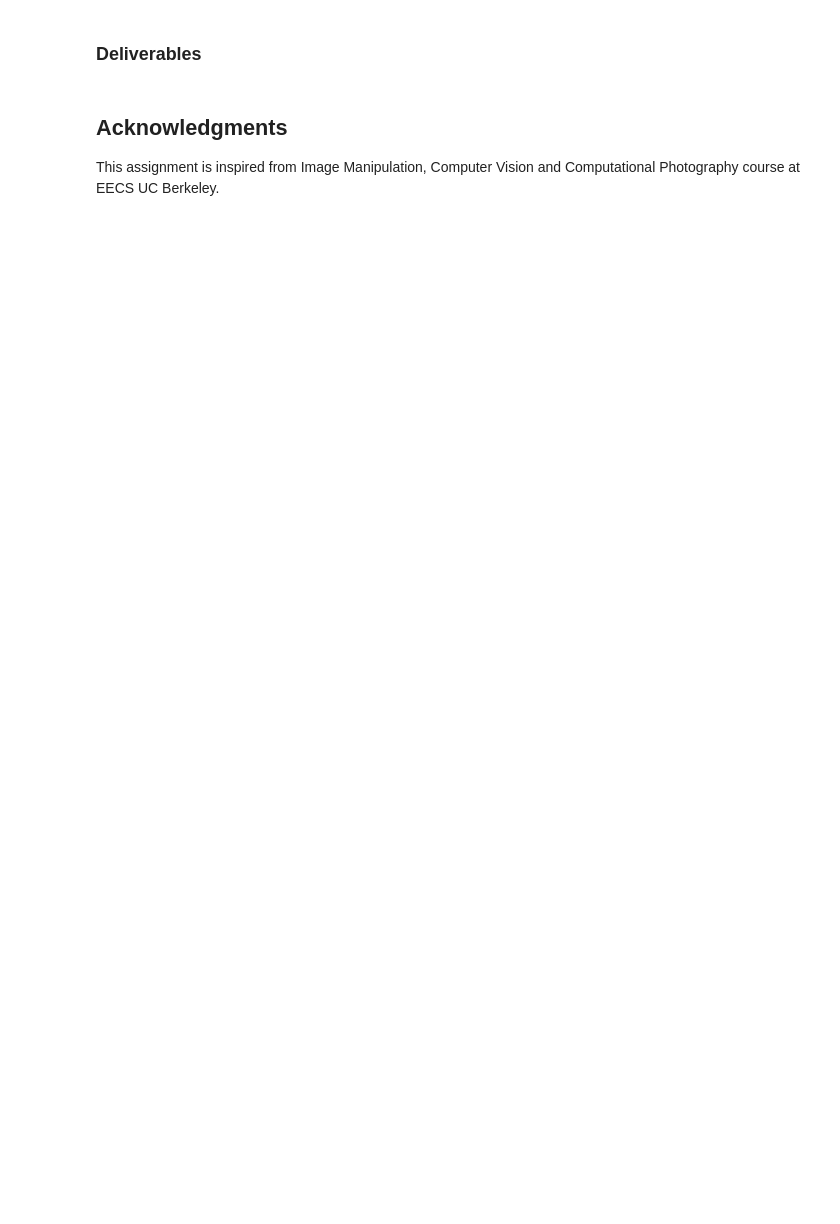
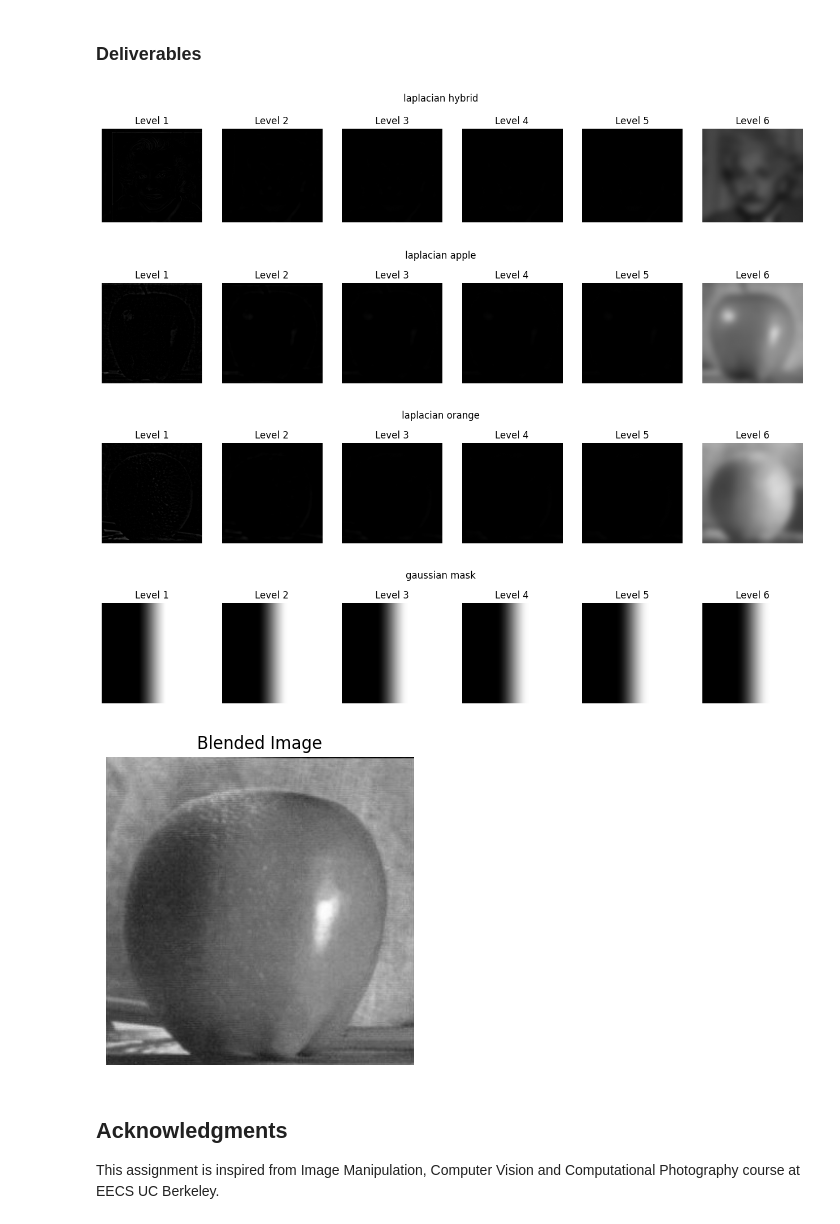
Before and after one commit to prgabriel/DATASCI_281, a Jupyter notebook: Assignments/assignment-4-prgabriel/assignment4.ipynb, the cells around one changed output. Saved outputs shown, nothing was run; the diff lists cells and outputs as text; code cells hidden in the pictures; blank space fills up the shorter version.

Commit message:
Add part 2: multiresolution blending.
Add output image for assignment 4: out_oraple.png

Add out_oraple.png to images directory and adjusted code to implement this change.

```diff
--- a/Assignments/assignment-4-prgabriel/assignment4.ipynb
+++ b/Assignments/assignment-4-prgabriel/assignment4.ipynb
@@ -158,23 +187,38 @@ def multires_blending(img1, img2, mask):
 # %%
 img1 = plt.imread("images/apple.png")
 img2 = plt.imread("images/orange.png")
 mask = plt.imread("images/mask.png")
 
 # create stacks for hybrid, apple, orange, mask
 gs_h, ls_h = gaussian_and_laplacian_stack(hybrid, 6)
 gs_a, ls_a = gaussian_and_laplacian_stack(img1, 6)
 gs_o, ls_o = gaussian_and_laplacian_stack(img2, 6)
 gs_m, _ = gaussian_and_laplacian_stack(mask, 6)
 
 # visualize all the stacks
 visualize_stack(ls_h, title='laplacian hybrid')
 visualize_stack(ls_a, title='laplacian apple')
 visualize_stack(ls_o, title='laplacian orange')
 visualize_stack(gs_m, title='gaussian mask')
 
+# Normalize the blended image for display
 blended = normalize_img(multires_blending(img1, img2, mask))
 
-plt.imsave("out_oraple.png", blended, cmap='gray', vmin=0, vmax=1)
+# Save the blended image
+plt.imsave("images/out_oraple.png", blended, cmap='gray', vmin=0, vmax=1)
+
+# Show the blended image
+plt.figure(figsize=(8, 4))
+plt.imshow(blended, cmap='gray', vmin=0, vmax=1)
+plt.axis('off')
+plt.title('Blended Image')
+plt.show()
+# %% [output]
+[figure, added]
+[figure, added]
+[figure, added]
+[figure, added]
+[figure, added]
 # %% [markdown]
 ## Acknowledgments
 This assignment is inspired from Image Manipulation, Computer Vision and Computational Photography course at EECS UC Berkeley.
```
Also changed, not shown: parts of 1 cell of this notebook, 1 other file.
